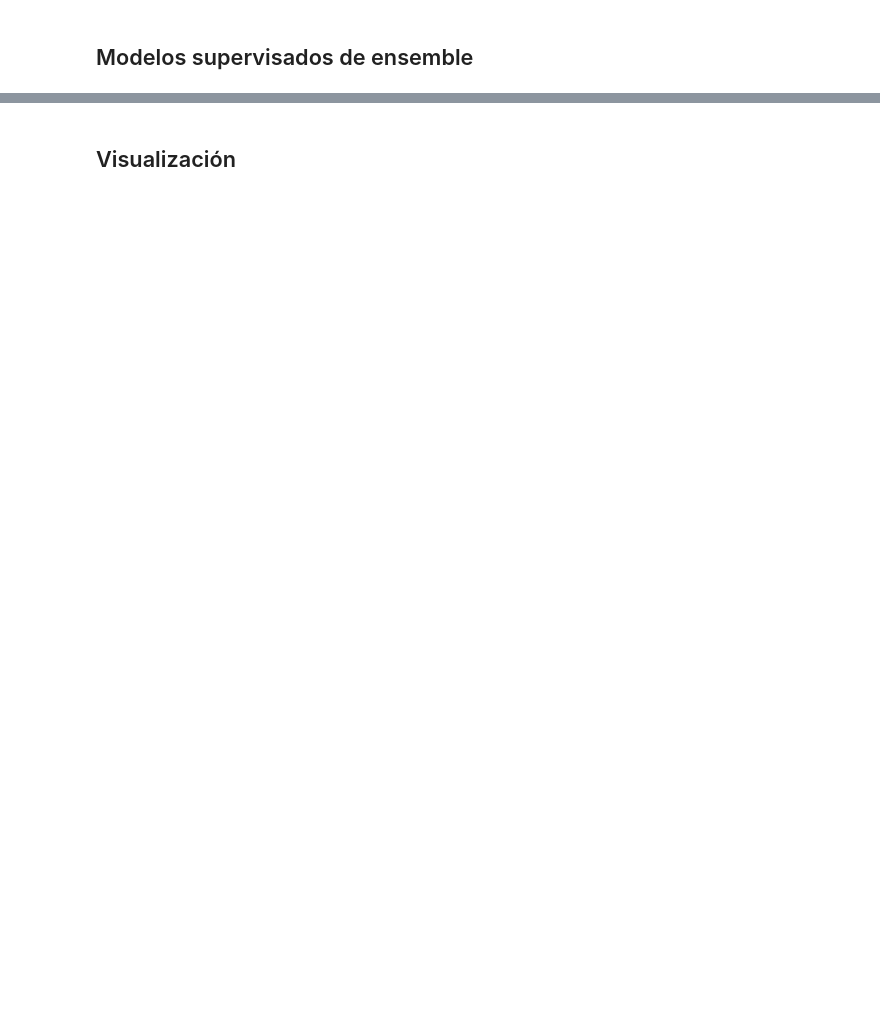
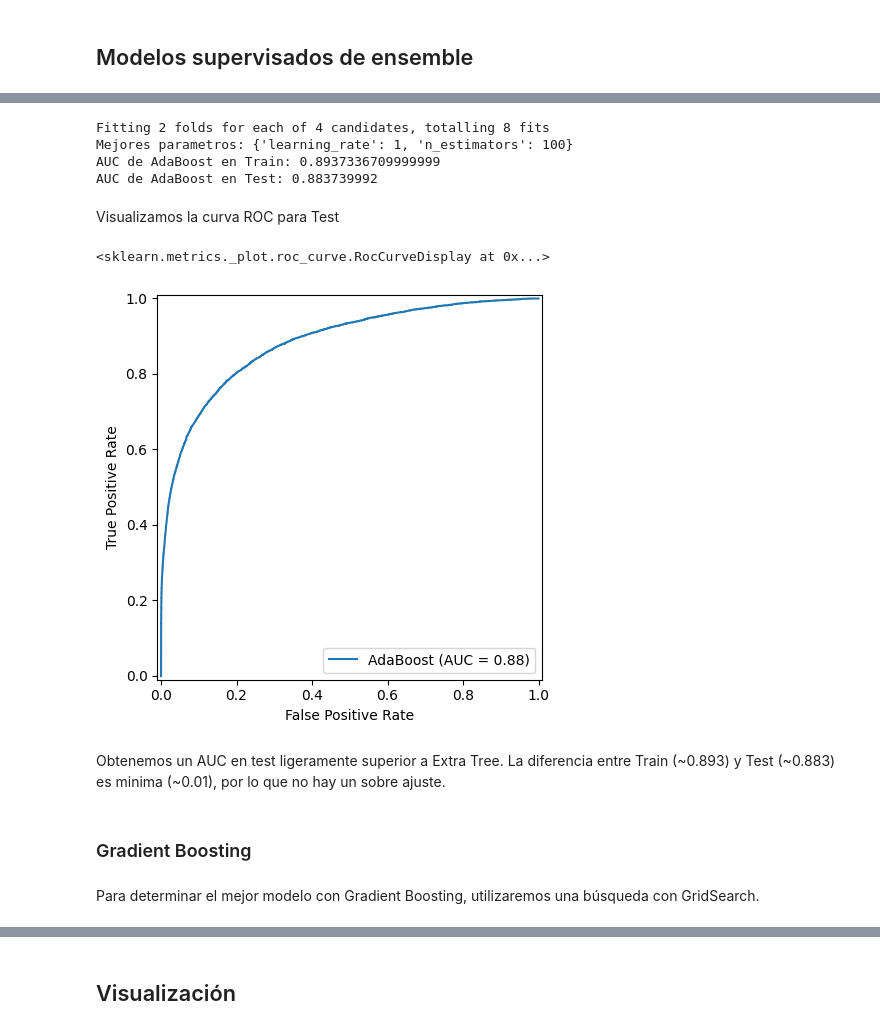
Before and after one commit to danielhuarita/decision_tree_ensembles, a Jupyter notebook: code/Said_Daniel_Huarita_Mollo.ipynb, the cells around one changed output, grey strips where cells are left out. Drawn from its saved outputs; the diff is of its cells as text; code cells hidden in the pictures; blank space fills up the shorter version.

```diff
--- a/code/fraudDetection_student.ipynb
+++ b/code/Said_Daniel_Huarita_Mollo.ipynb
@@ -1648,0 +1826,57 @@ Adicionalmente, se valorará:
+# %%
+# Utilizamos GridSearchCV para buscar los mejores hiperparámetros
+ada_grid_search  = GridSearchCV(
+                        estimator=ada_model,
+                        param_grid=param_grid,
+                        scoring='roc_auc',
+                        cv=2,       # Validación cruzada con 2 folds para acelerar el proceso
+                        n_jobs=-1,
+                        verbose=2,
+                    )
+# Entrenamos el modelo de AdaBoost con el conjunto de entrenamiento
+ada_grid_search.fit(x_train, y_train)
+
+# Evaluamos el mejor modelo encontrado en el conjunto de prueba
+best_ada = ada_grid_search.best_estimator_
+print('Mejores parametros:', ada_grid_search.best_params_)
+
+ada_probs_train = ada_grid_search.predict_proba(x_train)[:, 1]
+ada_probs_test = ada_grid_search.predict_proba(x_test)[:, 1]
+# Calculamos el AUC-ROC en el conjunto de entrenamiento y prueba
+ada_train_auc = roc_auc_score(y_train, ada_probs_train)
+ada_test_auc = roc_auc_score(y_test, ada_probs_test)
+
+print('AUC de AdaBoost en Train:', ada_train_auc)
+print('AUC de AdaBoost en Test:', ada_test_auc)
+# %% [output]
+Fitting 2 folds for each of 4 candidates, totalling 8 fits
+Mejores parametros: {'learning_rate': 1, 'n_estimators': 100}
+AUC de AdaBoost en Train: 0.8937336709999999
+AUC de AdaBoost en Test: 0.883739992
+# %% [markdown]
+Visualizamos la curva ROC para Test
+# %%
+# Calculamos la curva ROC y el AUC para el conjunto de prueba
+y_proba_test = best_ada.predict_proba(x_test)[:, 1]
+fpr_ada_tree, tpr_ada_tree, thresholds = roc_curve(y_test, y_proba_test)
+auc_ada_tree = roc_auc_score(y_test, y_proba_test)
+
+# Definimos el tamaño de la figura para la curva ROC
+fig, ax = plt.subplots(figsize=(5, 5))
+
+# Visualizamos la curva ROC utilizando RocCurveDisplay
+RocCurveDisplay(
+    fpr=fpr_ada_tree,
+    tpr=tpr_ada_tree,
+    roc_auc=auc_ada_tree,
+    name='AdaBoost'
+).plot(ax=ax)
+# %% [output]
+<sklearn.metrics._plot.roc_curve.RocCurveDisplay at 0x...>
+[figure, added]
+# %% [markdown]
+Obtenemos un AUC en test ligeramente superior a Extra Tree. La diferencia entre Train (~0.893) y Test (~0.883) es minima (~0.01), por lo que no hay un sobre ajuste.
+# %% [markdown]
+### Gradient Boosting
+# %% [markdown]
+Para determinar el mejor modelo con Gradient Boosting, utilizaremos una búsqueda con GridSearch.
```
Also changed, not shown: parts of 62 cells of this notebook, 10 other files.
